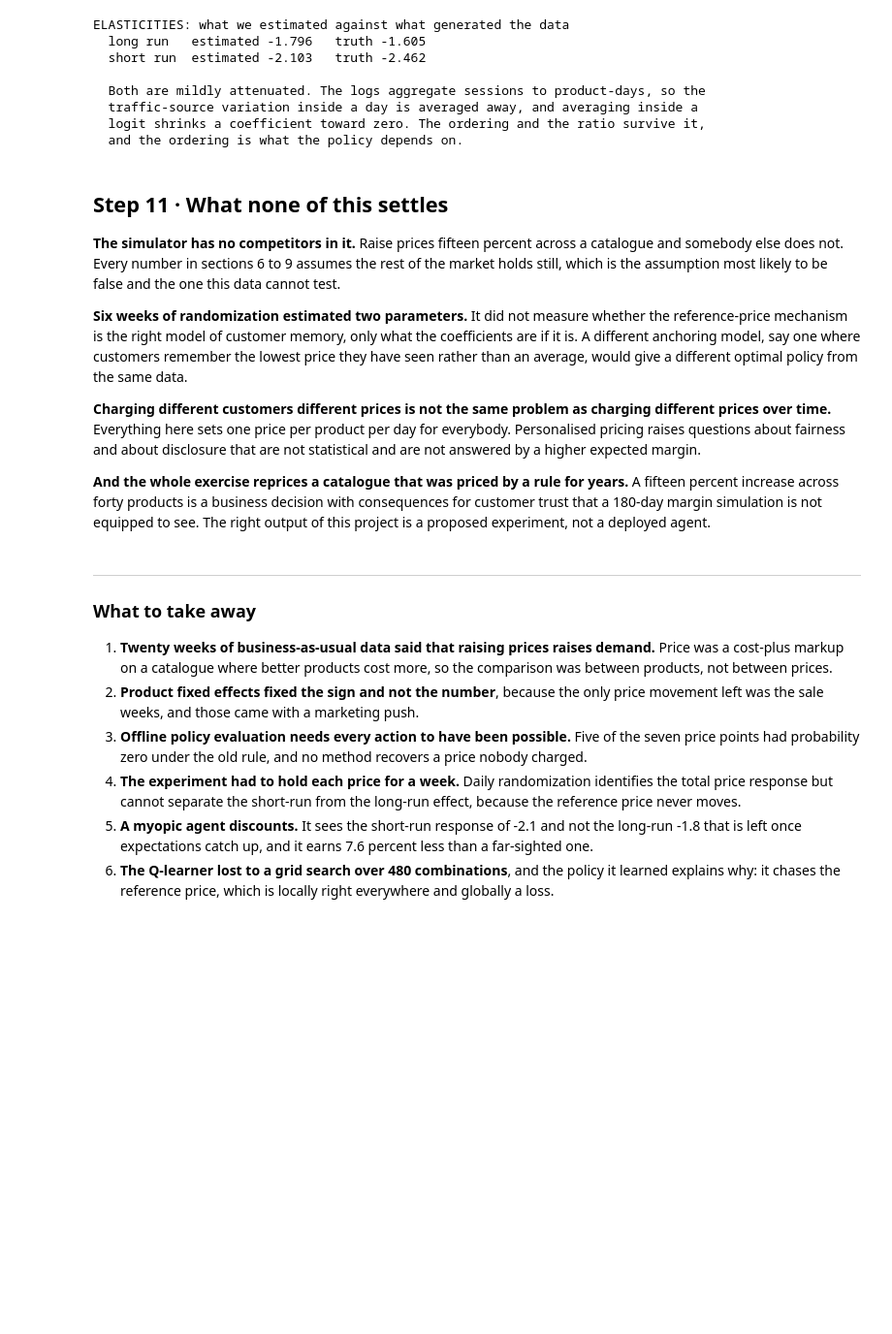
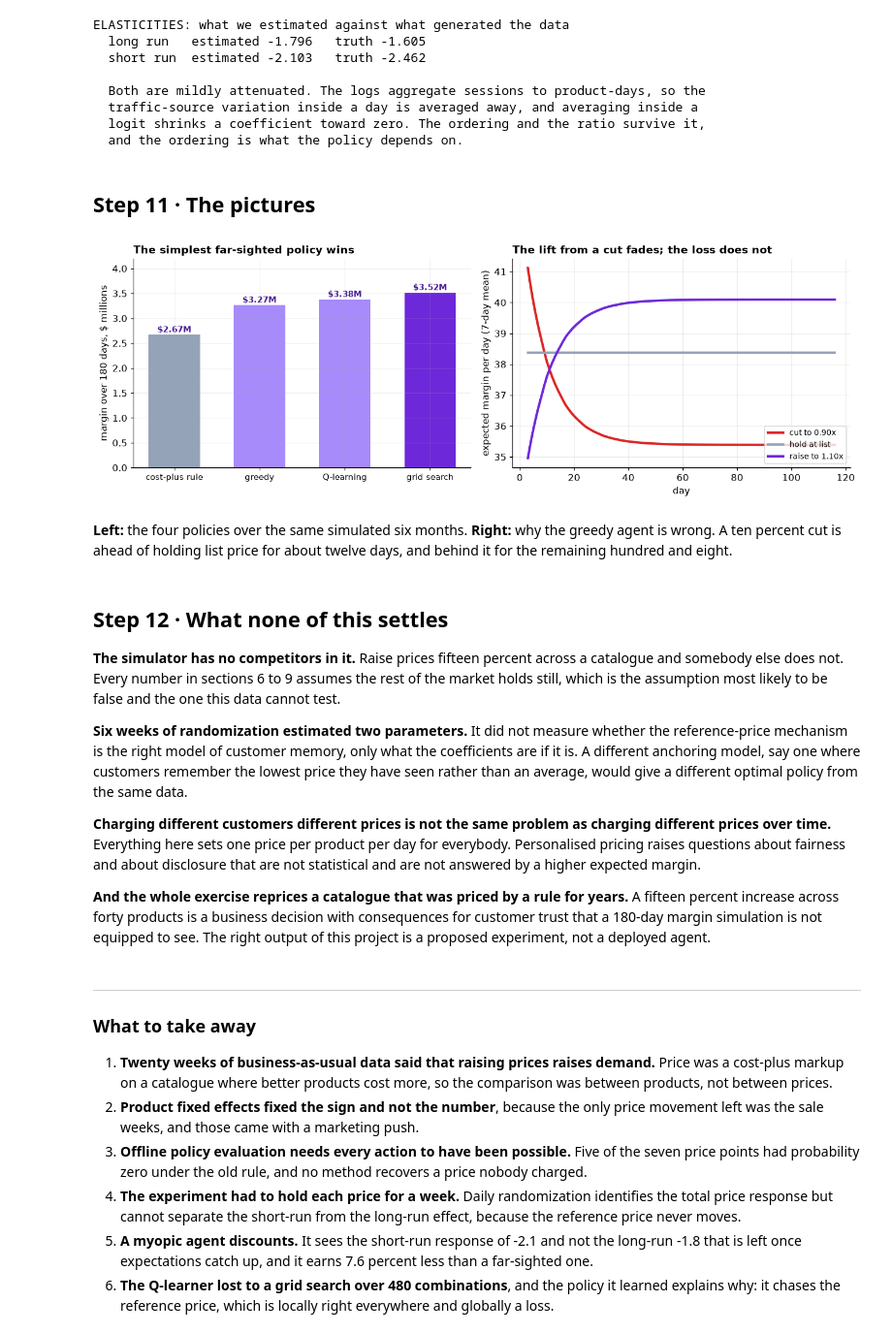
Before and after one commit to johnfisher-ai/Statistics-Data-Science-AI-Visual-Book, a Jupyter notebook: chapters/notebooks/capstone-reinforcement-learning-pricing.ipynb, the cells around one changed output. Shown at 97% size. Saved outputs shown, nothing was run; the diff lists cells and outputs as text; code cells hidden in the pictures; blank space fills up the shorter version.

```diff
--- a/chapters/notebooks/capstone-reinforcement-learning-pricing.ipynb
+++ b/chapters/notebooks/capstone-reinforcement-learning-pricing.ipynb
@@ -419,8 +419,42 @@ ELASTICITIES: what we estimated against what generated the data
   traffic-source variation inside a day is averaged away, and averaging inside a
   logit shrinks a coefficient toward zero. The ordering and the ratio survive it,
   and the ordering is what the policy depends on.
+# %% [markdown]
+## Step 11 &middot; The pictures
+# %%
+fig, axes = plt.subplots(1, 2, figsize=(12.6, 4.4))
+
+ax = axes[0]
+labs = ["cost-plus rule", "greedy", "Q-learning", "grid search"]
+vals = [v_rule, v_greedy, avg(best_pol), v_fixed]
+ax.bar(np.arange(4), np.array(vals)/1e6, color=[MUT, LT, LT, VI], width=0.6)
+for x, v in zip(np.arange(4), vals):
+    ax.text(x, v/1e6 + 0.05, f"${v/1e6:.2f}M", ha="center", fontsize=10, fontweight="bold", color=DK)
+ax.set_xticks(np.arange(4)); ax.set_xticklabels(labs, fontsize=9.5)
+ax.set_ylabel("margin over 180 days, $ millions"); ax.set_ylim(0, 4.2)
+ax.set_title("The simplest far-sighted policy wins")
+
+ax = axes[1]
+j = int(P.product_id.iloc[0])
+for m, col, lab in [(0.90, RD, "cut to 0.90x"), (1.00, MUT, "hold at list"), (1.10, VI, "raise to 1.10x")]:
+    ref, series = LIST[j], []
+    for t_ in range(120):
+        p_ = LIST[j]*m
+        lin = BASE[j] + LR*np.log(m) + SR*np.log(p_/ref) + WK*((t_ % 7) >= 5)
+        series.append(1/(1+np.exp(-lin))*(p_ - COST[j])*SESS[j])
+        ref = 0.90*ref + 0.10*p_
+    sm = pd.Series(series).rolling(7, center=True).mean()
+    ax.plot(range(120), sm, color=col, lw=2.8, label=lab)
+ax.set_xlabel("day"); ax.set_ylabel("expected margin per day (7-day mean)")
+ax.set_title("The lift from a cut fades; the loss does not")
+ax.legend(fontsize=9, loc="lower right")
+plt.tight_layout(); plt.show()
+# %% [output]
+[figure, added]
+# %% [markdown]
+**Left:** the four policies over the same simulated six months. **Right:** why the greedy agent is wrong. A ten percent cut is ahead of holding list price for about twelve days, and behind it for the remaining hundred and eight.
 # %% [markdown]
-## Step 11 &middot; What none of this settles
+## Step 12 &middot; What none of this settles
 
 **The simulator has no competitors in it.** Raise prices fifteen percent across a catalogue and somebody else does not. Every number in sections 6 to 9 assumes the rest of the market holds still, which is the assumption most likely to be false and the one this data cannot test.
 
```
Also changed, not shown: 11 other files.
